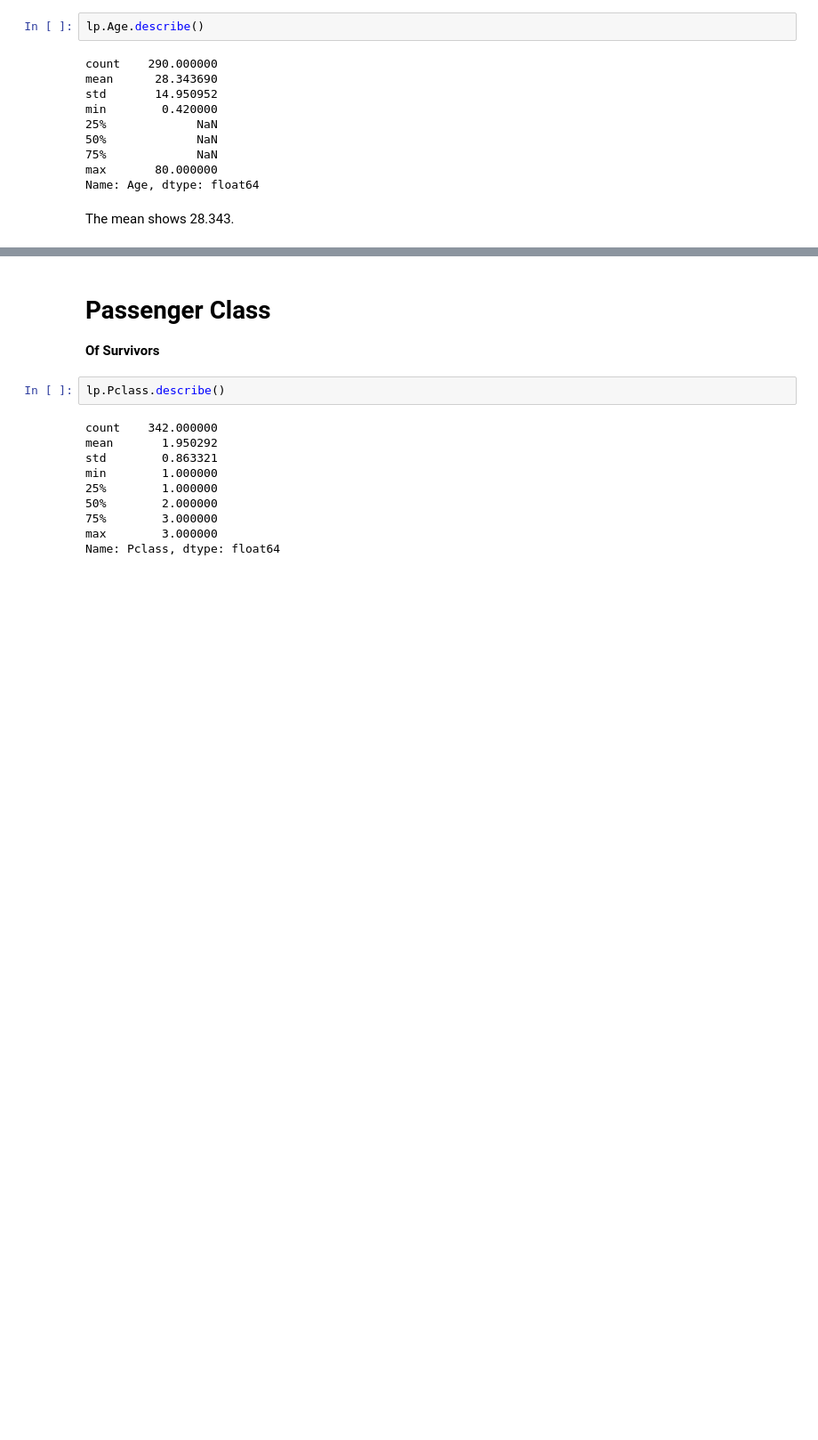
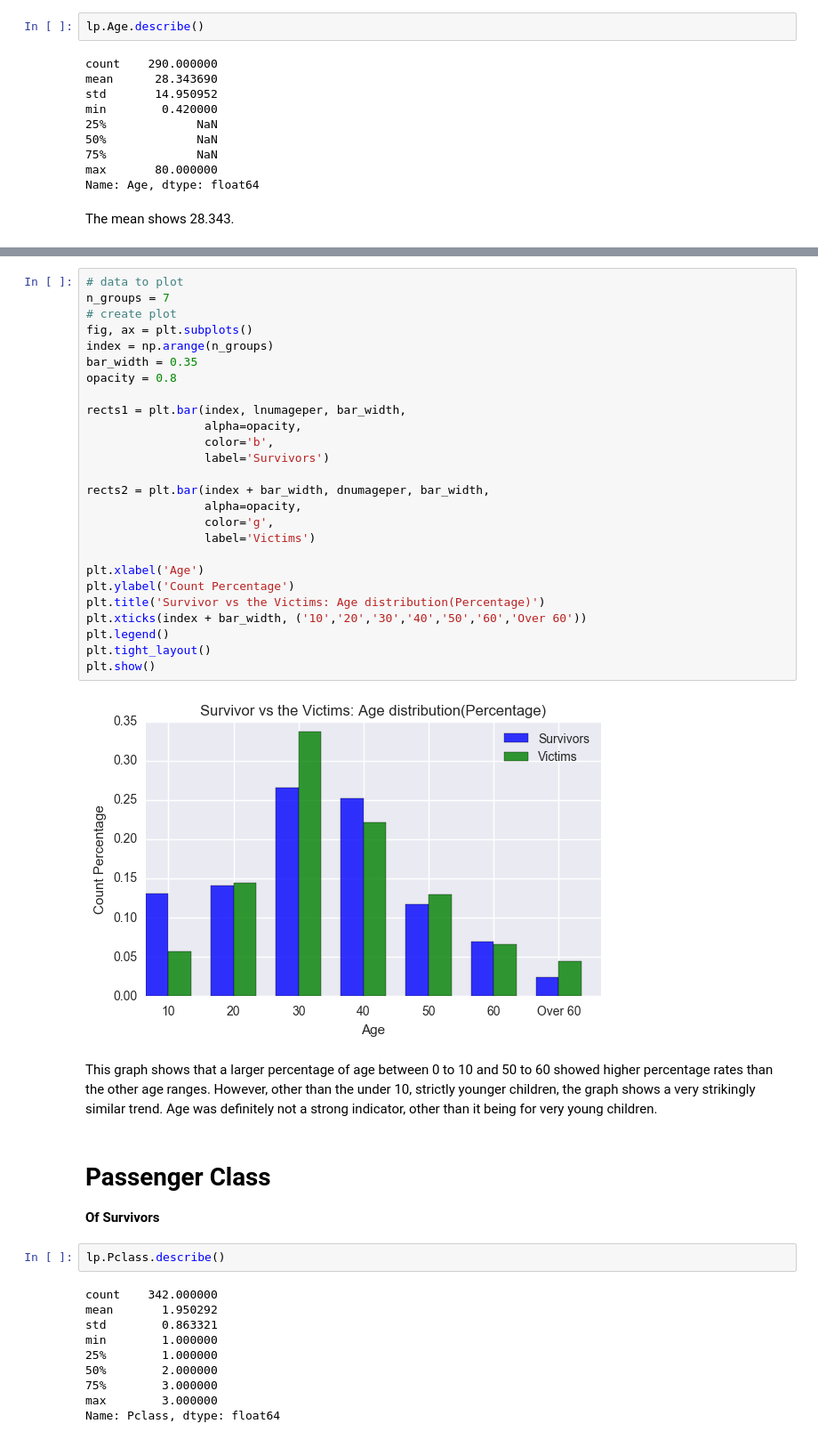
Before and after one commit to jamesyoon12/Titanic-Data, a Jupyter notebook: Titanic_Project_David_Yun.ipynb, the cells around one changed output, grey strips where cells are left out. Shown: that part at 89% size. Drawn from its saved outputs; the diff is of its cells as text; blank space fills up the shorter version.

```diff
--- a/Titanic_Project_David_Yun.ipynb
+++ b/Titanic_Project_David_Yun.ipynb
@@ -60,3 +239,34 @@ The mean shows 30, higher than the survivors.
+# %%
+# data to plot
+n_groups = 7
+# create plot
+fig, ax = plt.subplots()
+index = np.arange(n_groups)
+bar_width = 0.35
+opacity = 0.8
+
+rects1 = plt.bar(index, lnumageper, bar_width,
+                 alpha=opacity,
+                 color='b',
+                 label='Survivors')
+
+rects2 = plt.bar(index + bar_width, dnumageper, bar_width,
+                 alpha=opacity,
+                 color='g',
+                 label='Victims')
+
+plt.xlabel('Age')
+plt.ylabel('Count Percentage')
+plt.title('Survivor vs the Victims: Age distribution(Percentage)')
+plt.xticks(index + bar_width, ('10','20','30','40','50','60','Over 60'))
+plt.legend()
+plt.tight_layout()
+plt.show()
+# %% [output]
+[figure, added]
+# %% [markdown]
+This graph shows that a larger percentage of age between 0 to 10 and 50 to 60 showed higher percentage rates than the other age ranges.
+However, other than the under 10, strictly younger children, the graph shows a very strikingly similar trend. Age was definitely not a strong indicator, other than it being for very young children.
 # %% [markdown]
 # Passenger Class
 **Of Survivors**
```
Also changed, not shown: parts of 23 cells of this notebook, 1 other file.
